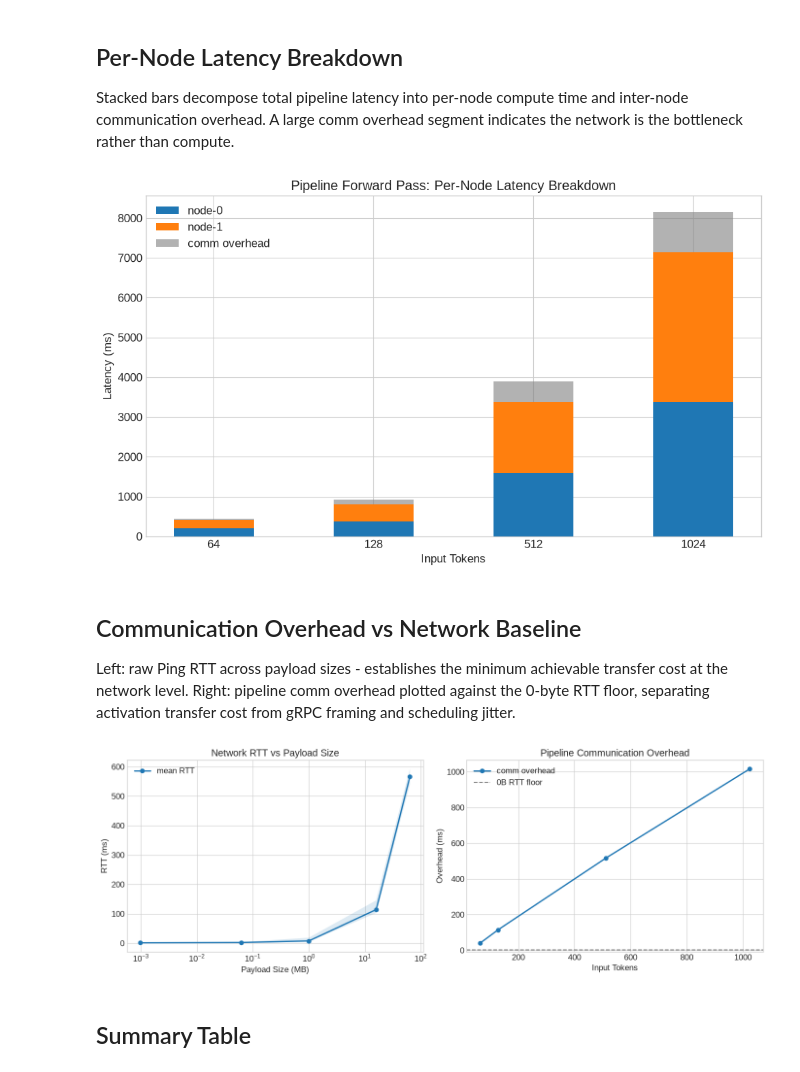
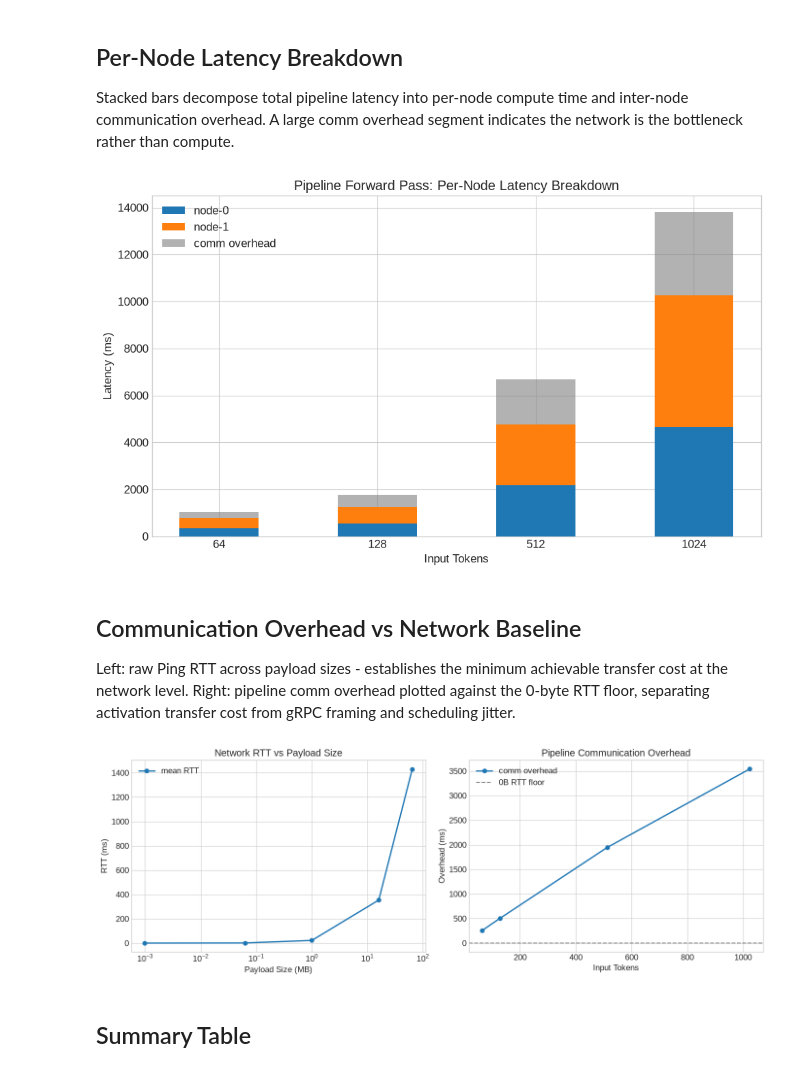
Before and after one commit to syedtaha22/PiSSM, a Jupyter notebook: notebooks/pipeline_comparison.ipynb, the cells around one changed output. Drawn from its saved outputs; the diff is of its cells as text; code cells hidden in the pictures.

```diff
--- a/notebooks/pipeline_comparison.ipynb
+++ b/notebooks/pipeline_comparison.ipynb
@@ -27,8 +27,8 @@ plt.rcParams["font.size"] = 12
 # %% [markdown]
 ## Load Data
 # %%
-sn = pd.read_csv("../benchmarks/single_node_baseline.csv")
-pp = pd.read_csv("../benchmarks/pipeline_baseline.csv")
+sn = pd.read_csv("../benchmarks/single_node_baseline_pi.csv")
+pp = pd.read_csv("../benchmarks/pipeline_baseline_pi.csv")
 pp
 # %% [output]
 |  | timestamp | hostname | arch | model_name | tokens | pass_type | mean_ms | median_ms | min_ms | max_ms | ... |
@@ -100,7 +100,7 @@ ax.legend()
 plt.tight_layout()
 plt.show()
 # %% [output]
-[figure, old version]
+[figure, new version]
 # %% [markdown]
 ## Communication Overhead vs Network Baseline
 
@@ -109,32 +109,32 @@ transfer cost at the network level. Right: pipeline comm overhead plotted
 against the 0-byte RTT floor, separating activation transfer cost from
 gRPC framing and scheduling jitter.
 # %%
-net = pd.read_csv("../benchmarks/network_baseline.csv")
+net = pd.read_csv("../benchmarks/network_baseline_pi.csv")
 
 fig, axes = plt.subplots(1, 2, figsize=(14, 5))
 
 ax = axes[0]
 net_f = net[net["payload_bytes"] > 0].sort_values("payload_bytes")
 ax.semilogx(net_f["payload_bytes"] / (1024 * 1024), net_f["mean_ms"], marker="o", linewidth=2, label="mean RTT")
 ax.fill_between(net_f["payload_bytes"] / (1024 * 1024), net_f["min_ms"], net_f["max_ms"], alpha=0.15)
 ax.set_xlabel("Payload Size (MB)")
 ax.set_ylabel("RTT (ms)")
 ax.set_title("Network RTT vs Payload Size")
 ax.legend()
 
 ax = axes[1]
 fp_comm = pp[pp["pass_type"] == "forward_pass"].sort_values("tokens")
 ax.plot(fp_comm["tokens"], fp_comm["communication_overhead_ms"], marker="o", linewidth=2, label="comm overhead")
 ax.axhline(y=net[net["payload_bytes"] == 0]["mean_ms"].mean(), linestyle="--", color="gray", label="0B RTT floor")
 ax.set_xlabel("Input Tokens")
 ax.set_ylabel("Overhead (ms)")
 ax.set_title("Pipeline Communication Overhead")
 ax.legend()
 
 plt.tight_layout()
 plt.show()
 # %% [output]
-[figure, old version]
+[figure, new version]
 # %% [markdown]
 ## Summary Table
 # %%
```
Also changed, not shown: parts of 3 cells of this notebook.
